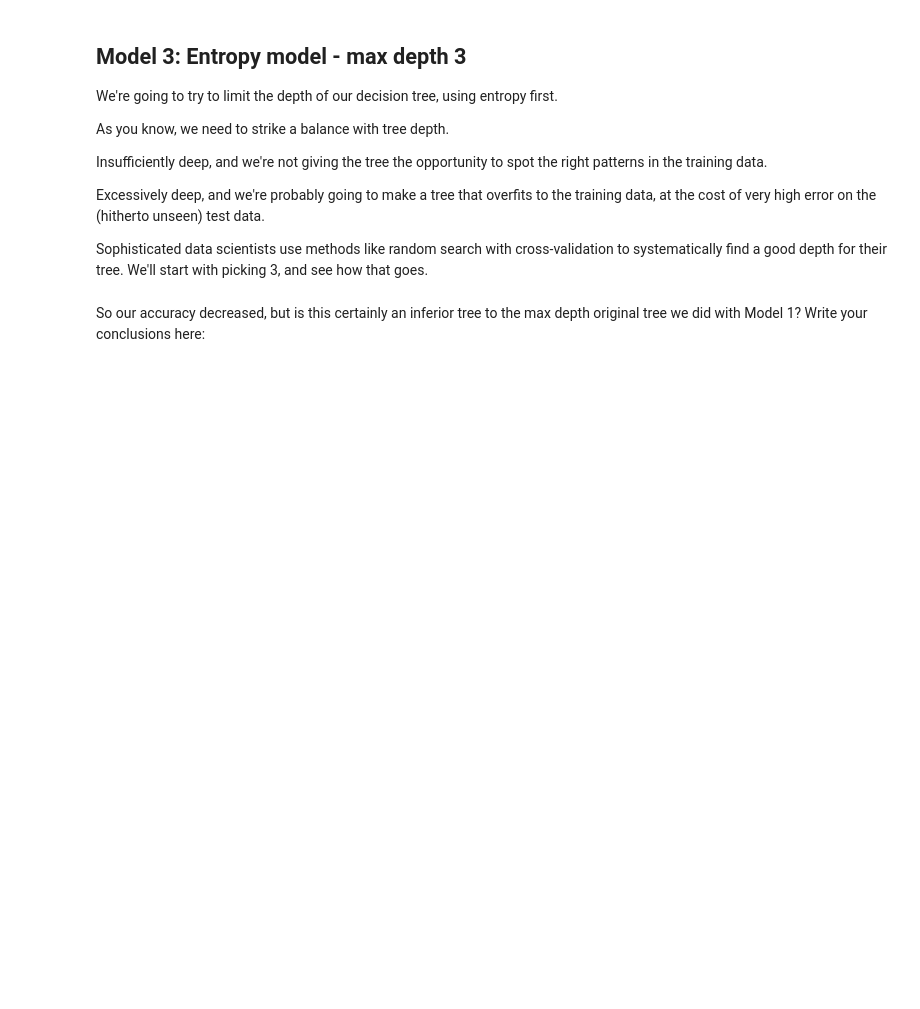
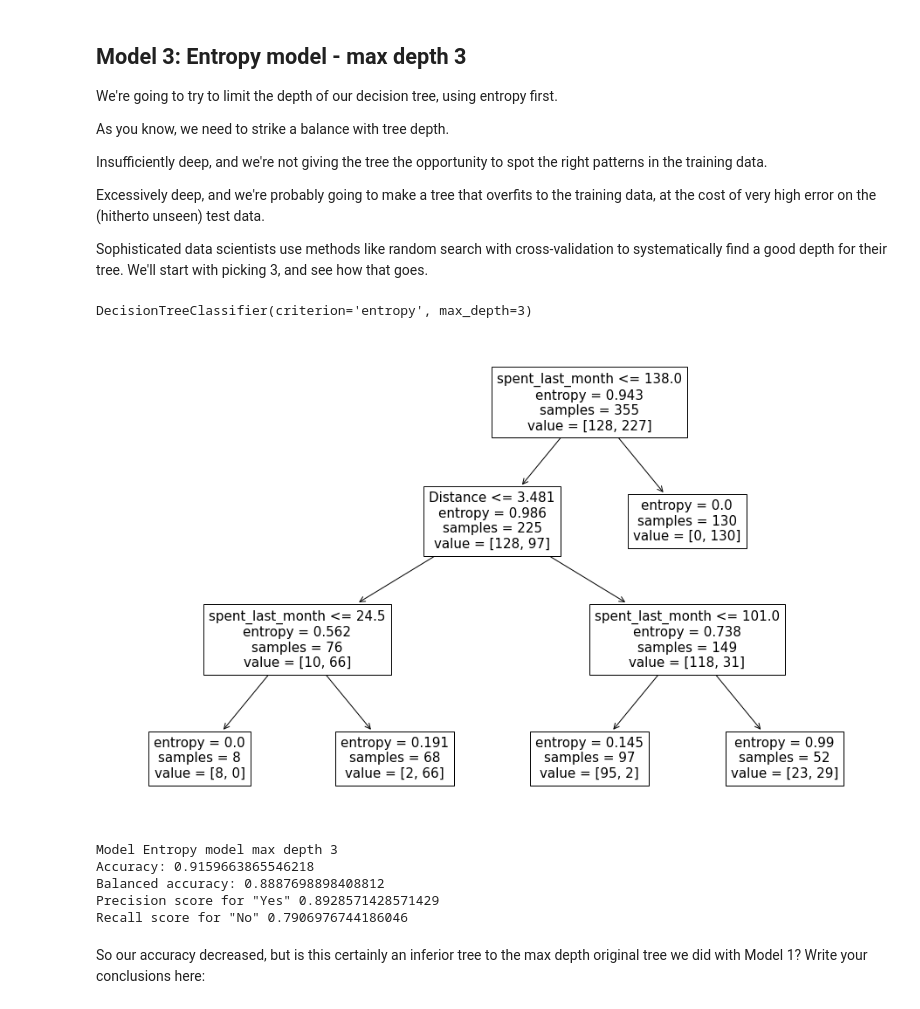
Before and after one commit to demiroz/dsc, a Jupyter notebook: Unit 14 - Supervised Learning/14.3 Decision Trees/14.3.5 Case Study - RR Diner Coffee/Springboard Decision Tree Specialty Coffee Case Study - Tier 3.ipynb, the cells around one changed output. Saved outputs shown, nothing was run; the diff lists cells and outputs as text; code cells hidden in the pictures; blank space fills up the shorter version.

```diff
--- a/Unit 14 - Supervised Learning/14.3 Decision Trees/14.3.5 Case Study - RR Diner Coffee/Springboard Decision Tree Specialty Coffee Case Study - Tier 3.ipynb
+++ b/Unit 14 - Supervised Learning/14.3 Decision Trees/14.3.5 Case Study - RR Diner Coffee/Springboard Decision Tree Specialty Coffee Case Study - Tier 3.ipynb
@@ -516,20 +556,40 @@ Sophisticated data scientists use methods like random search with cross-validati
 # %%
 # Made a model as before, but call it entr_model2, and make the max_depth parameter equal to 3.
 # Execute the fitting, predicting, and Series operations as before
-_ _ _
+entr_model2 = tree.DecisionTreeClassifier(criterion='entropy', max_depth=3)
+entr_model2.fit(X_train, y_train)
+y_pred_ent2= entr_model2.predict(X_test)
+y_pred_ent2 = pd.Series(y_pred_ent2)
+entr_model2
+# %% [output]
+DecisionTreeClassifier(criterion='entropy', max_depth=3)
 # %%
 # As before, we need to visualize the tree to grasp its nature
-_ _ _
+plt.figure(figsize=(16,10))
+tree.plot_tree(entr_model2, feature_names=ft)
 
 # Alternatively for class_names use entr_model2.classes_
-_ _ _
+tree.export_graphviz(entr_model2,
+                     out_file="tree_entr_2",
+                     feature_names= ft,
+                     class_names=entr_model2.classes_,
+                     filled = True)
+#### The graphviz tree for entr_model2 can be viewed here: https://tinyurl.com/4fpx3ywa
+# %% [output]
+[figure, added]
 # %%
 # Run this block for model evaluation
 print("Model Entropy model max depth 3")
-print("Accuracy:", metrics.accuracy_score(y_test,y_pred))
-print("Balanced accuracy:", metrics.balanced_accuracy_score(y_test,y_pred))
-print('Precision score for "Yes"' , metrics.precision_score(y_test,y_pred, pos_label = "YES"))
-print('Recall score for "No"' , metrics.recall_score(y_test,y_pred, pos_label = "NO"))
+print("Accuracy:", metrics.accuracy_score(y_test,y_pred_ent2))
+print("Balanced accuracy:", metrics.balanced_accuracy_score(y_test,y_pred_ent2))
+print('Precision score for "Yes"' , metrics.precision_score(y_test,y_pred_ent2, pos_label = "YES"))
+print('Recall score for "No"' , metrics.recall_score(y_test,y_pred_ent2, pos_label = "NO"))
+# %% [output]
+Model Entropy model max depth 3
+Accuracy: 0.9159663865546218
+Balanced accuracy: 0.8887698898408812
+Precision score for "Yes" 0.8928571428571429
+Recall score for "No" 0.7906976744186046
 # %% [markdown]
 So our accuracy decreased, but is this certainly an inferior tree to the max depth original tree we did with Model 1? Write your conclusions here:
 # %% [markdown]
```
Also changed, not shown: parts of 30 cells of this notebook, 3 other files.
